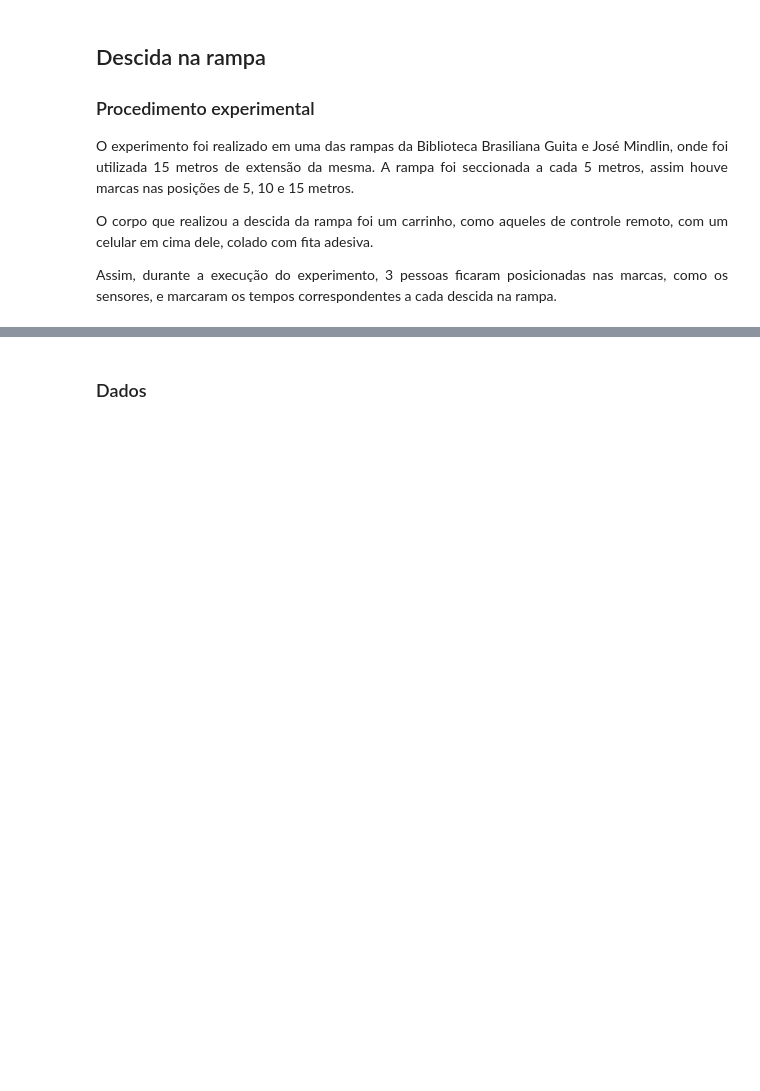
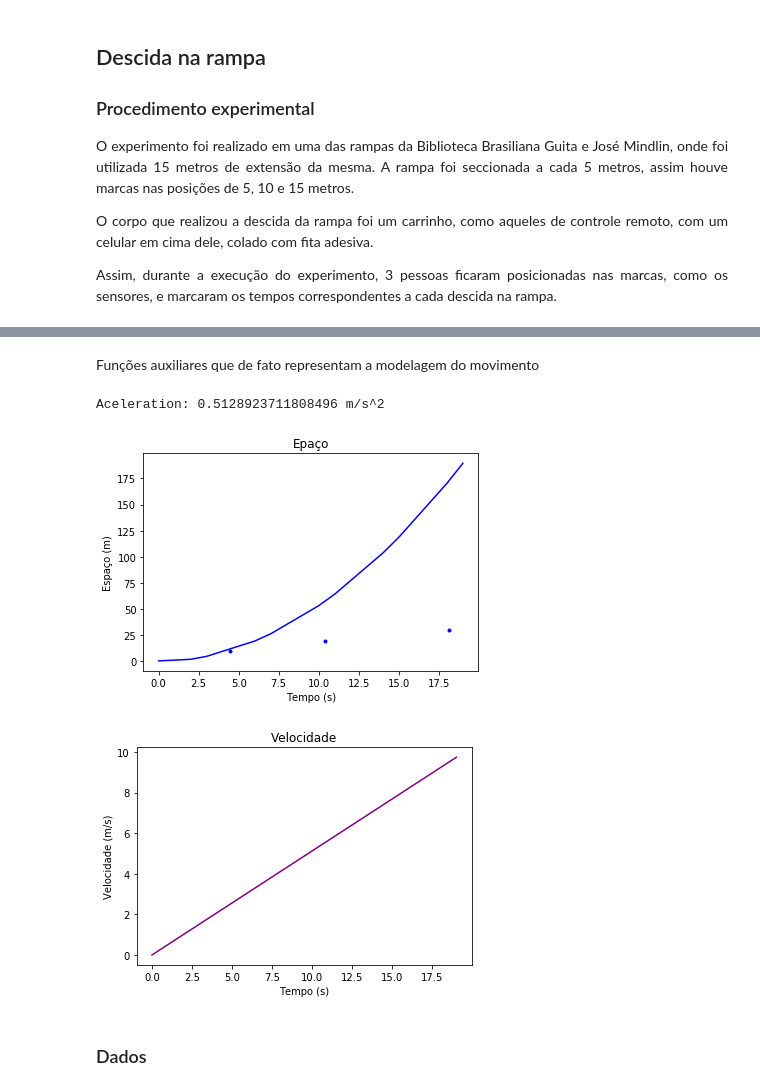
Before and after one commit to victorhmp/mac209, a Jupyter notebook: EP02/EP02-Relatorio.ipynb, the cells around one changed output, grey strips where cells are left out. Cells and saved outputs as stored; diff of their text form; code cells hidden in the pictures; blank space fills up the shorter version.

```diff
--- a/EP02/EP02-Relatorio.ipynb
+++ b/EP02/EP02-Relatorio.ipynb
@@ -33,0 +36,32 @@ Yurick Honda  ------ NUSP: 10258984
+# %%
+import numpy as np
+import matplotlib.pyplot as plt
+import pandas as pd
+from math import sin, radians
+
+dataset = pd.read_csv('./CsvDatas/InclinedPlane.csv')
+
+s = [0, 5, 10, 15]
+time_plot = [i for i in range(20)]
+
+G = 9.8
+theta = radians(3)
+cheat = [0]
+# %% [markdown]
+Funções auxiliares que de fato representam a modelagem do movimento
+# %%
+# velocity
+def vel(ds, dt):
+    return G*sin(theta)*dt
+
+# acceleration
+def ac(theta):
+    return G*sin(theta)
+
+def sT (theta, t):
+    return (G*sin(theta)*((t^2)/2))
+
+# receive a list of strings and replace ',' by '.'
+# avoids problems related to unit differences
+def format_to_float(arr):
+    return [s.replace(',', '.') for s in arr]
@@ -34,3 +105,22 @@ Yurick Honda  ------ NUSP: 10258984
+# %%
+def setup_and_save_plot(title, xlabel="Tempo (s)", ylabel="Espaço (m)"):
+    plt.title(title)
+    plt.xlabel(xlabel)
+    plt.ylabel(ylabel)
+    plt.show()
+    # Uncomment line below to save file
+    # plt.savefig(filename)
+    plt.clf()
+# %%
+# Uniformly Accelerated Motion
+# for index in enumerate(namesMUV):
+calc_plot(dataset, 3, [1, 4], 'blue')
+setup_and_save_plot("Epaço")
+plot_vel()
+# %% [output]
+Aceleration: 0.5128923711808496 m/s^2
+[figure, added]
+[figure, added]
 # %% [markdown]
 ### Dados
 # %% [markdown]
```
Also changed, not shown: parts of 7 cells of this notebook.
